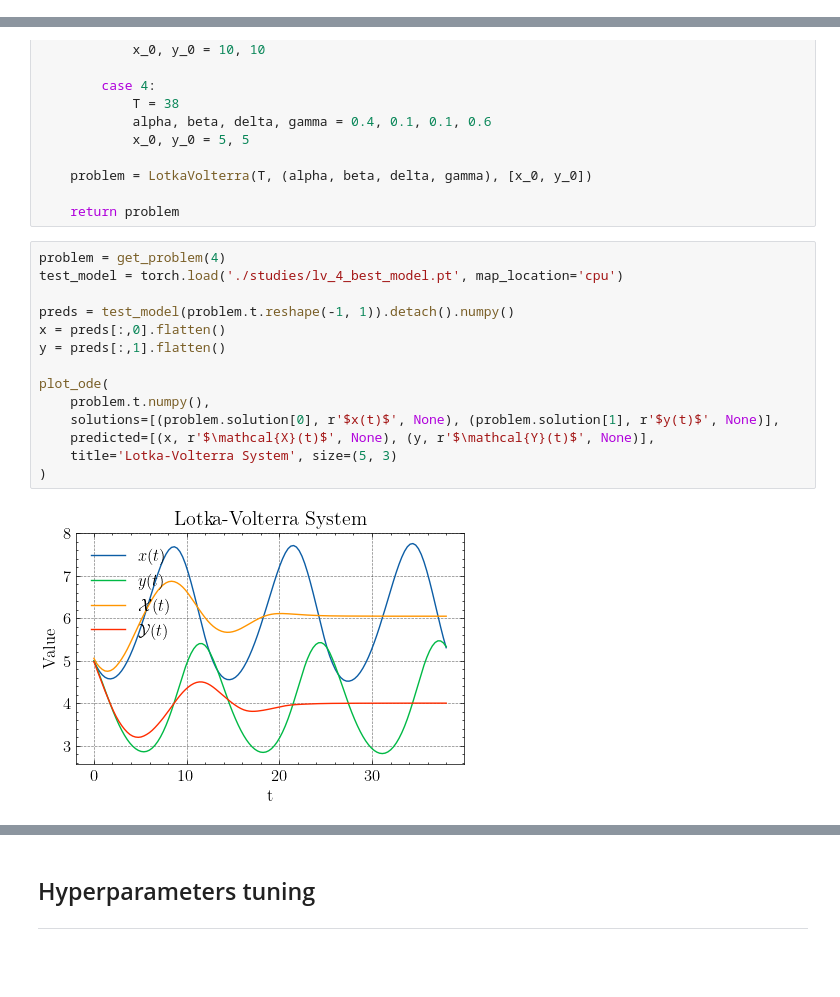
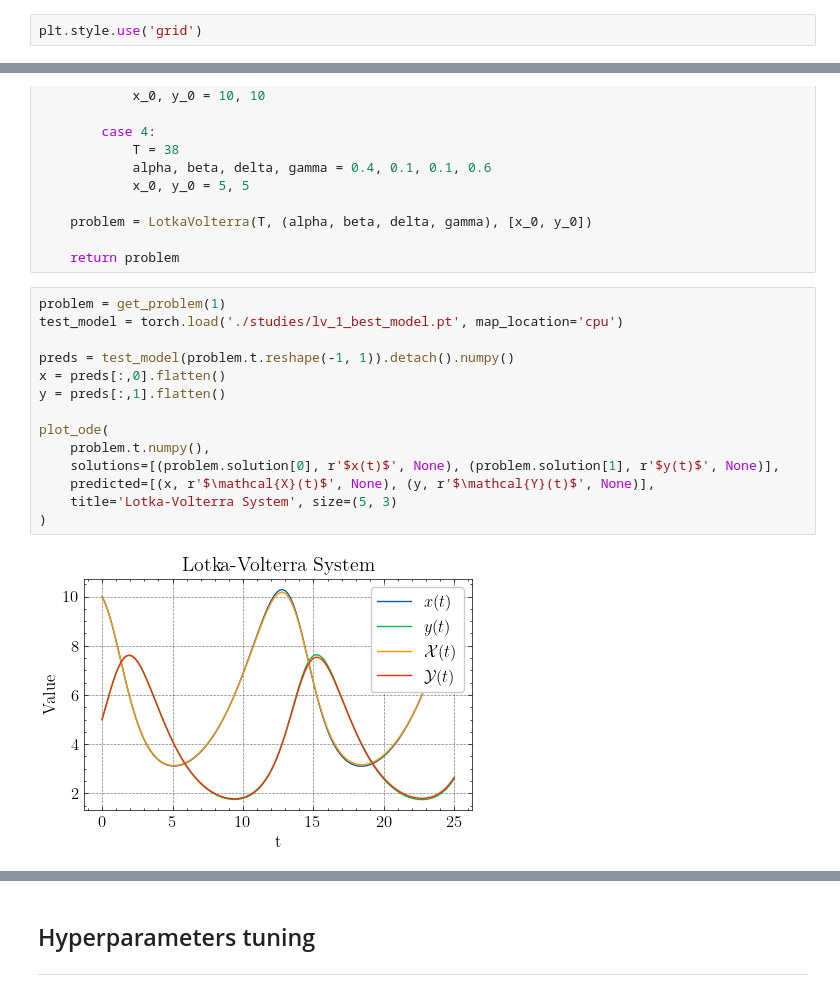
Before and after one commit to DaniilLaptev/pinns, a Jupyter notebook: code/lotkavolterra.ipynb, the cells around one changed output, grey strips where cells are left out. Saved outputs shown, nothing was run; the diff lists cells and outputs as text; blank space fills up the shorter version.

```diff
--- a/code/lotkavolterra.ipynb
+++ b/code/lotkavolterra.ipynb
@@ -234,3 +232,5 @@ def plot_report(
 
     plt.savefig(f'../images/report.png', dpi=250)
     plt.show()
+# %%
+plt.style.use('grid')
@@ -313,21 +311,21 @@ def get_problem(N):
 
     return problem
 # %%
-problem = get_problem(4)
-test_model = torch.load('./studies/lv_4_best_model.pt', map_location='cpu')
+problem = get_problem(1)
+test_model = torch.load('./studies/lv_1_best_model.pt', map_location='cpu')
 
 preds = test_model(problem.t.reshape(-1, 1)).detach().numpy()
 x = preds[:,0].flatten()
 y = preds[:,1].flatten()
 
 plot_ode(
     problem.t.numpy(),
     solutions=[(problem.solution[0], r'$x(t)$', None), (problem.solution[1], r'$y(t)$', None)],
     predicted=[(x, r'$\mathcal{X}(t)$', None), (y, r'$\mathcal{Y}(t)$', None)],
     title='Lotka-Volterra System', size=(5, 3)
 )
 # %% [output]
-[figure, old version]
+[figure, new version]
 # %%
 problems = [get_problem(i) for i in range(1, 5)]
 
```
Also changed, not shown: parts of 18 cells of this notebook, 20 other files.
